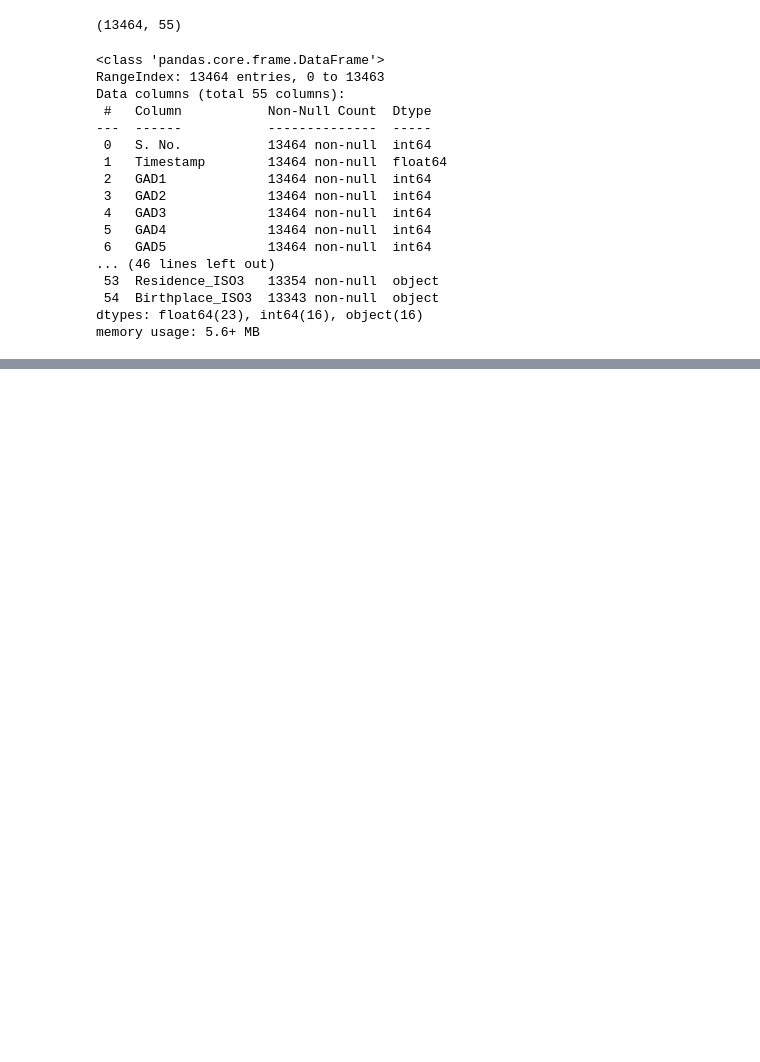
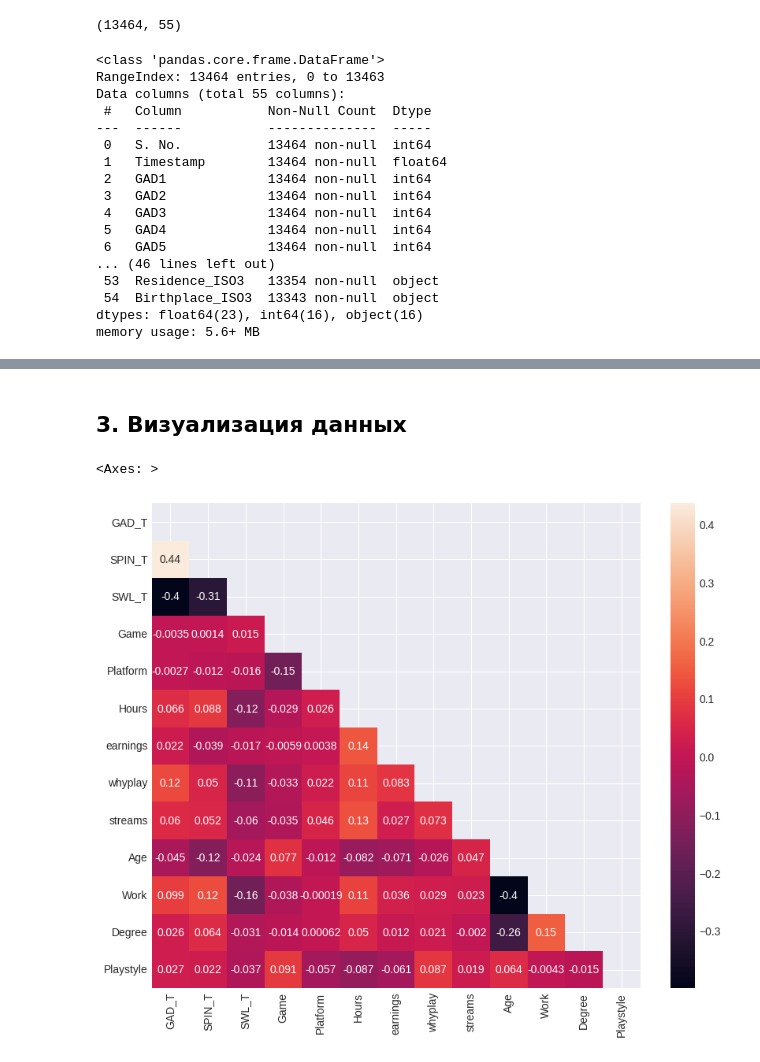
Before and after one commit to aubergeeen/ML_final_project, a Jupyter notebook: ml-fin.ipynb, the cells around one changed output, grey strips where cells are left out. Cells and saved outputs as stored; diff of their text form; code cells hidden in the pictures; blank space fills up the shorter version.

```diff
--- a/ml-fin.ipynb
+++ b/ml-fin.ipynb
@@ -143,0 +176,7 @@ Index(['Game', 'Platform', 'earnings', 'whyplay', 'League', 'Gender', 'Work',
+# %%
+df.loc[~df['earnings'].isin(most_popular), 'earnings'] = most_popular[0]
+# %%
+# и с whyplay тоже
+df = standardize_text(df, 'whyplay')
+most_popular = df['whyplay'].value_counts()[:8].index
+most_popular
@@ -143,0 +188,2 @@ Index(['Game', 'Platform', 'earnings', 'whyplay', 'League', 'Gender', 'Work',
+# %%
+df.loc[~df['whyplay'].isin(most_popular), 'whyplay'] = most_popular[0]
@@ -164,0 +217,19 @@ print(same_thing)
+# %% [markdown]
+## 3. Визуализация данных
+# %%
+plt.style.use('seaborn-v0_8-darkgrid')
+# %%
+# ПОСТРОИМ НЕСКОЛЬКО КОРЕЛЛЯЦИОННЫХ МАТРИЦ
+
+## №1 - Рассмотрим зависимость между баллами GAD_T(общая тревожность), SPIN_T(социальная тревожность), SWL_T(удовлетворенность жизнью)
+##      и социо-демографическими факторами и игровыми привычками
+
+features = ['GAD_T', 'SPIN_T', 'SWL_T', 'Game', 'Platform', 'Hours', 'earnings', 'whyplay', 'streams', 'Age', 'Work', 'Degree', 'Playstyle']
+correlations = df[features].corr(method='spearman')
+mask = np.triu(np.ones_like(correlations))
+
+plt.subplots(figsize=(10,8))
+sns.heatmap(correlations, annot=True, mask=mask)
+# %% [output]
+<Axes: >
+[figure, added]
```
Also changed, not shown: parts of 44 cells of this notebook.
